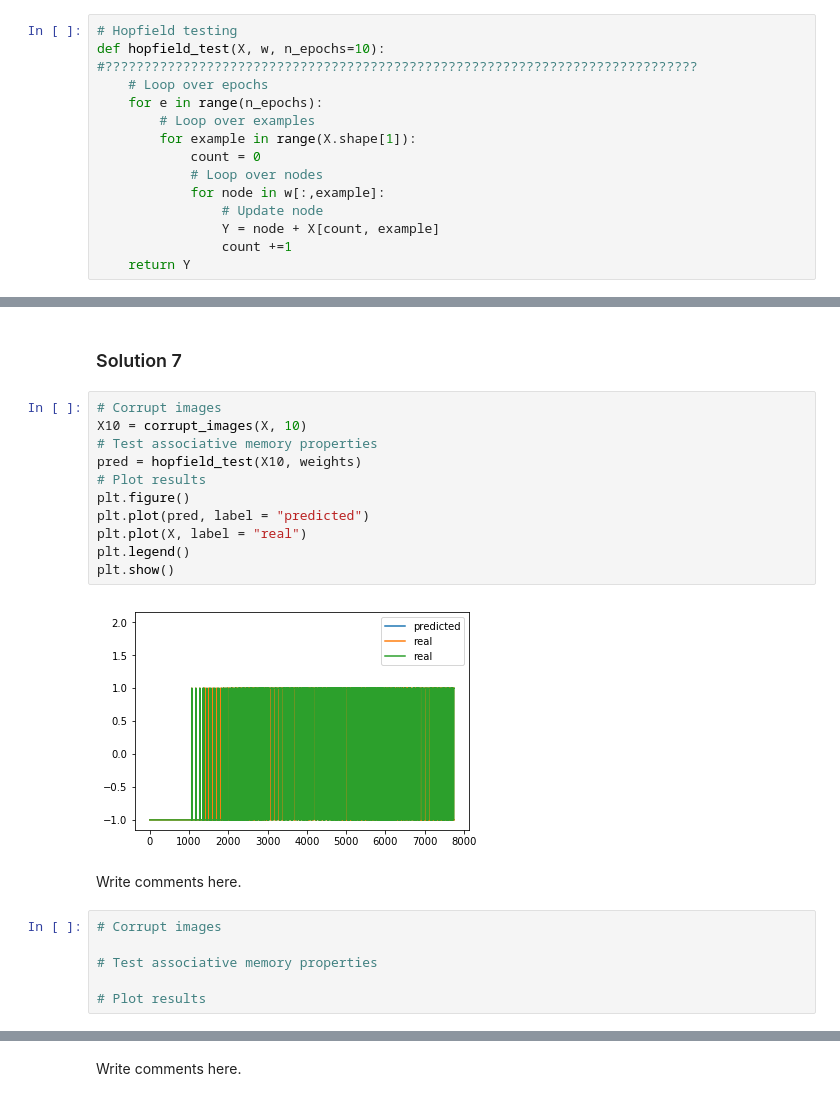
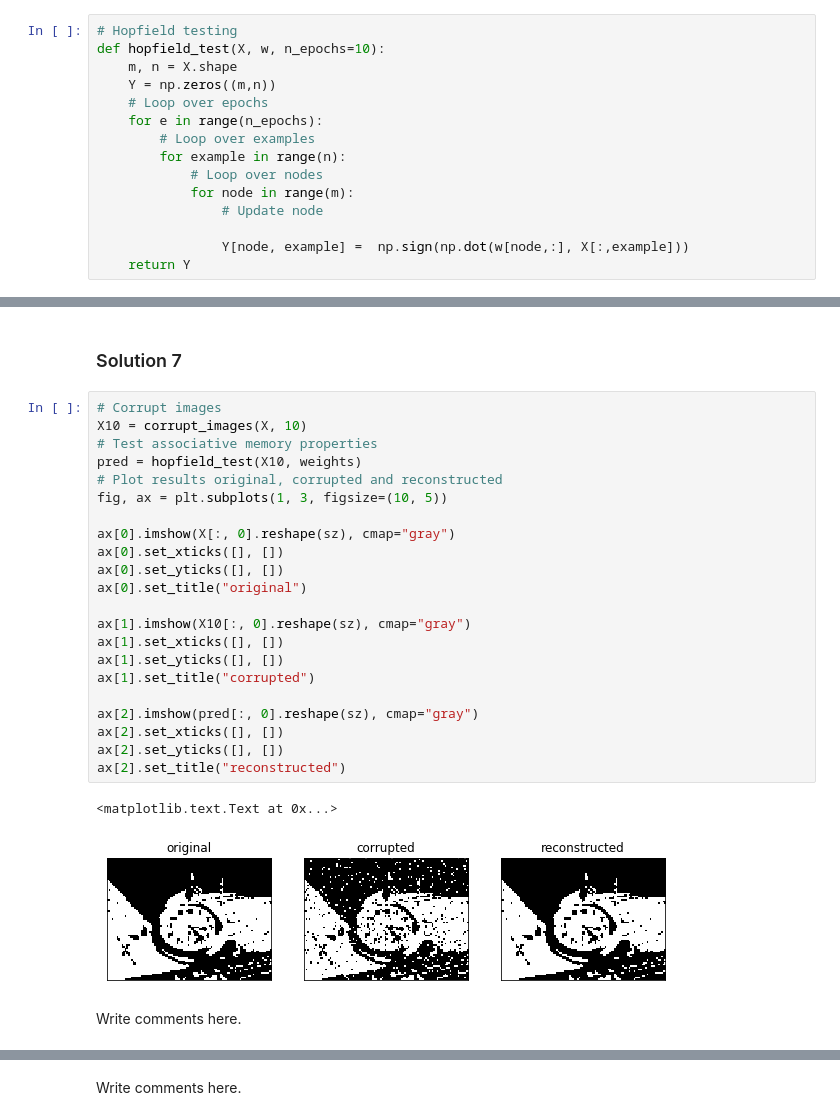
Before and after one commit to aprinsai/NeuralNetworks, a Jupyter notebook: Ex8/Chapter_08_hopfield.ipynb, the cells around one changed output, grey strips where cells are left out. Drawn from its saved outputs; the diff is of its cells as text.

```diff
--- a/Ex8/Chapter_08_hopfield.ipynb
+++ b/Ex8/Chapter_08_hopfield.ipynb
@@ -165,17 +165,17 @@ Write a function `hopfield_test(X, w, n_epochs)` which takes the $n$ initial sta
 # %%
 # Hopfield testing
 def hopfield_test(X, w, n_epochs=10):
-#????????????????????????????????????????????????????????????????????????????
+    m, n = X.shape
+    Y = np.zeros((m,n))
     # Loop over epochs
     for e in range(n_epochs):
         # Loop over examples
-        for example in range(X.shape[1]):
-            count = 0
+        for example in range(n):
             # Loop over nodes
-            for node in w[:,example]:
+            for node in range(m):
                 # Update node
-                Y = node + X[count, example]
-                count +=1
+
+                Y[node, example] =  np.sign(np.dot(w[node,:], X[:,example]))
     return Y
 # %% [markdown]
 ### Exercise 6  (1 points)
@@ -214,24 +214,30 @@ def corrupt_images(X, percentage=25):
     return Xhat
 # %% [markdown]
 ### Solution 7
-# %%
-# Corrupt images
-X10 = corrupt_images(X, 10)
-# Test associative memory properties
-pred = hopfield_test(X10, weights)
-# Plot results
-plt.figure()
-plt.plot(pred, label = "predicted")
-plt.plot(X, label = "real")
-plt.legend()
-plt.show()
-# %% [output]
-[figure, removed]
+# %%
+# Corrupt images
+X10 = corrupt_images(X, 10)
+# Test associative memory properties
+pred = hopfield_test(X10, weights)
+# Plot results original, corrupted and reconstructed
+fig, ax = plt.subplots(1, 3, figsize=(10, 5))
+
+ax[0].imshow(X[:, 0].reshape(sz), cmap="gray")
+ax[0].set_xticks([], [])
+ax[0].set_yticks([], [])
+ax[0].set_title("original")
+
+ax[1].imshow(X10[:, 0].reshape(sz), cmap="gray")
+ax[1].set_xticks([], [])
+ax[1].set_yticks([], [])
+ax[1].set_title("corrupted")
+
+ax[2].imshow(pred[:, 0].reshape(sz), cmap="gray")
+ax[2].set_xticks([], [])
+ax[2].set_yticks([], [])
+ax[2].set_title("reconstructed")
+# %% [output]
+<matplotlib.text.Text at 0x...>
+[figure, added]
 # %% [markdown]
 Write comments here.
-# %%
-# Corrupt images
-
-# Test associative memory properties
-
-# Plot results
```
Also changed, not shown: parts of 7 cells of this notebook.
